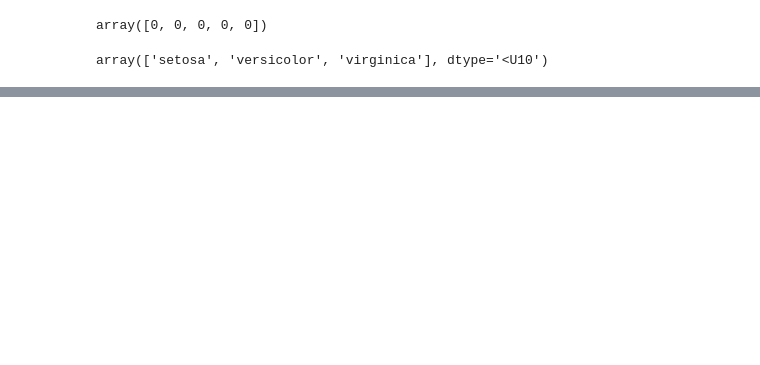
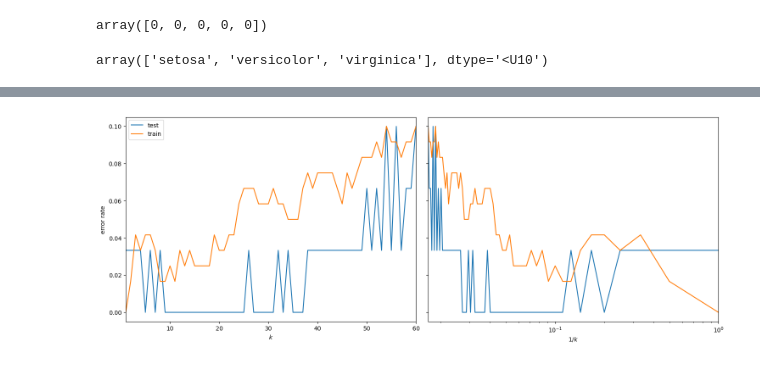
Before and after one commit to FullStackAnalyst/Data-Engineering, a Jupyter notebook: PYTHON/KNN.ipynb, the cells around one changed output, grey strips where cells are left out. Cells and saved outputs as stored; diff of their text form; code cells hidden in the pictures; blank space fills up the shorter version.

```diff
--- a/PYTHON/KNN.ipynb
+++ b/PYTHON/KNN.ipynb
@@ -784,0 +101,9 @@ Prediction = Negative
+# %%
+def error_rate(y, y_hat):
+    n = len(y)
+    sum_of_errors = sum(y != y_hat)
+    return sum_of_errors / n
+
+
+y_hat_train = knn.predict(x_train)
+error_rate(y_train, y_hat_train), error_rate(y_test, y_hat_test)
@@ -947,0 +128,26 @@ weighted avg       1.00      1.00      1.00        30
+# %%
+error_rates_train = []
+error_rates_test = []
+
+max_k = 60
+for k in range(1, max_k + 1):
+    knn = KNNC(k).fit(x_train, y_train)
+    error_rates_train.append(error_rate(y_train, knn.predict(x_train)))
+    error_rates_test.append(error_rate(y_test, knn.predict(x_test)))
+# %%
+_, axs = plt.subplots(1, 2, figsize=(15, 10 * 9 / 16), tight_layout=True, sharey=True)
+ks = np.arange(1, max_k + 1)
+axs[0].plot(ks, error_rates_test, label="test")
+axs[0].plot(ks, error_rates_train, label="train")
+axs[0].margins(x=0)
+axs[0].set_ylabel("error rate")
+axs[0].set_xlabel("$k$")
+axs[0].legend()
+axs[1].plot(1 / ks, error_rates_test)
+axs[1].plot(1 / ks, error_rates_train)
+axs[1].margins(x=0)
+axs[1].set_xlabel("$1/k$")
+axs[1].set_xscale("log")
+plt.show()
+# %% [output]
+[figure, added]
```
Also changed, not shown: parts of 44 cells of this notebook.
